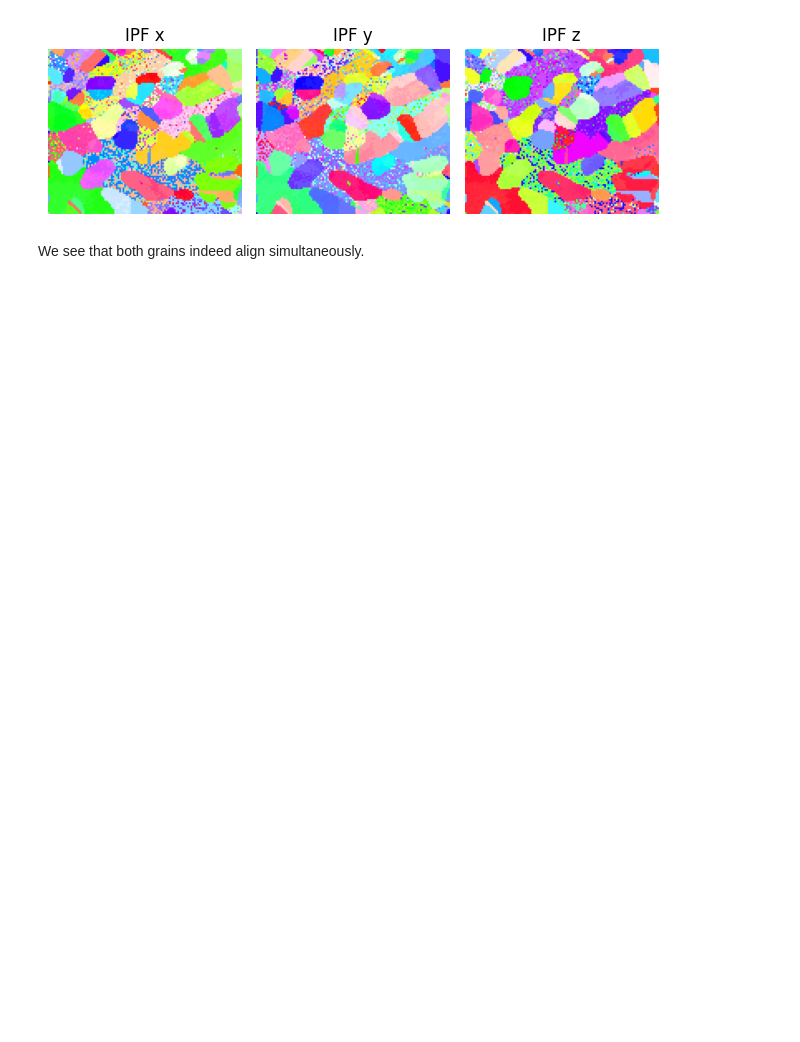
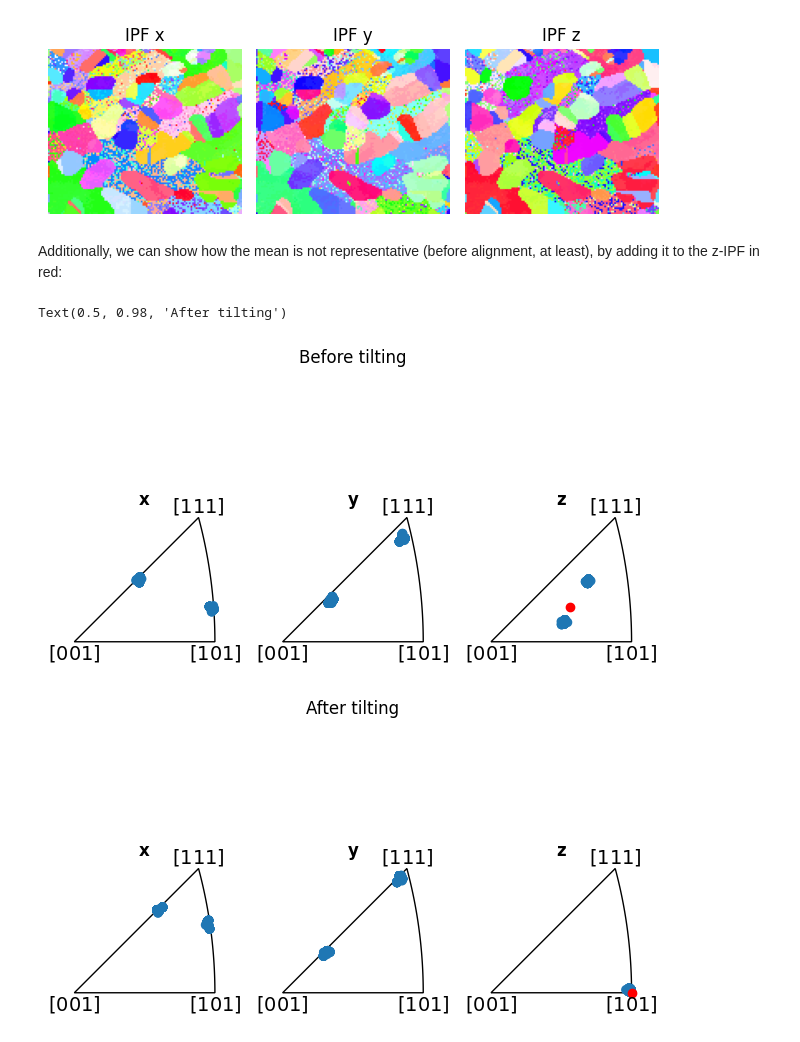
Before and after one commit to viljarjf/tiltlib, a Jupyter notebook: docs/source/tutorials/zone_axis_alignment.ipynb, the cells around one changed output. Drawn from its saved outputs; the diff is of its cells as text; code cells hidden in the pictures; blank space fills up the shorter version.

Commit message:
Update and improve the zone axis alignment notebook

```diff
--- a/docs/source/tutorials/zone_axis_alignment.ipynb
+++ b/docs/source/tutorials/zone_axis_alignment.ipynb
@@ -140,5 +143,20 @@ sample.rotate_to(*circle_angles, degrees=True)
 fig = sample.plot()
 # %% [output]
 [figure]
-# %% [markdown]
-We see that both grains indeed align simultaneously.
+# %% [markdown]
+Additionally, we can show how the mean is not representative (before alignment, at least), by adding it to the z-IPF in red:
+# %%
+fig_before = circle_crop.plot_orientations()
+mean_zone = circle_crop.mean_zone_axis()
+fig_before.axes[-1].scatter(mean_zone, color="red")
+fig_before.suptitle("Before tilting")
+
+circle_crop.rotate_to(*circle_angles, degrees=True)
+fig_after = circle_crop.plot_orientations()
+mean_zone = circle_crop.mean_zone_axis()
+fig_after.axes[-1].scatter(mean_zone, color="red")
+fig_after.suptitle("After tilting")
+# %% [output]
+Text(0.5, 0.98, 'After tilting')
+[figure, added]
+[figure, added]
```
Also changed, not shown: parts of 25 cells of this notebook.
